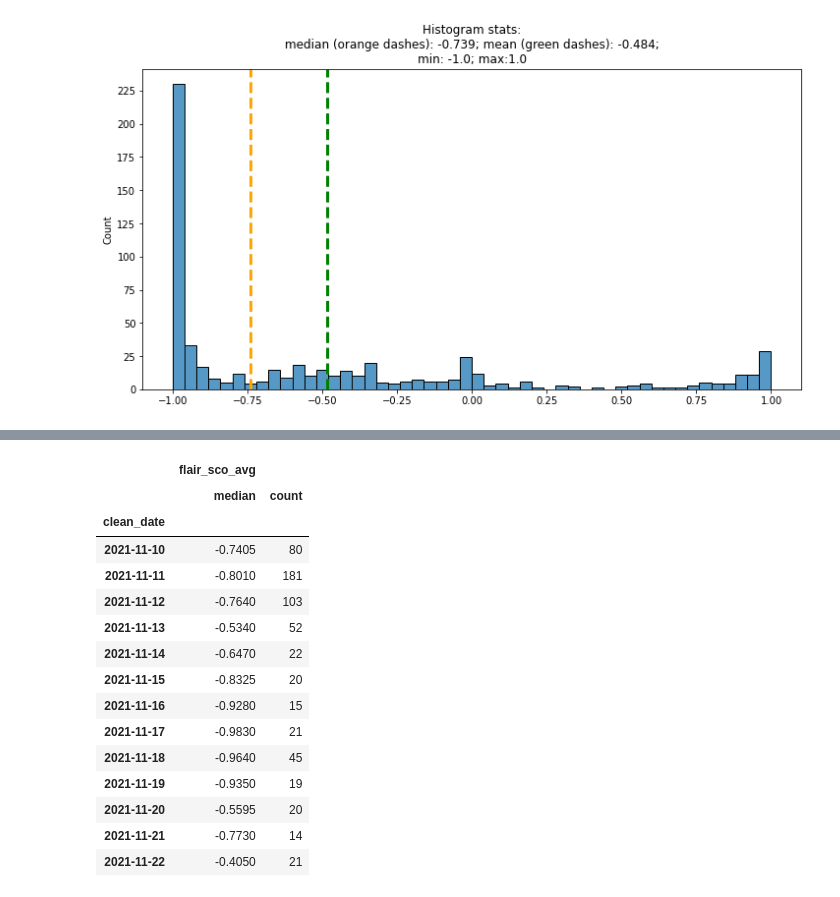
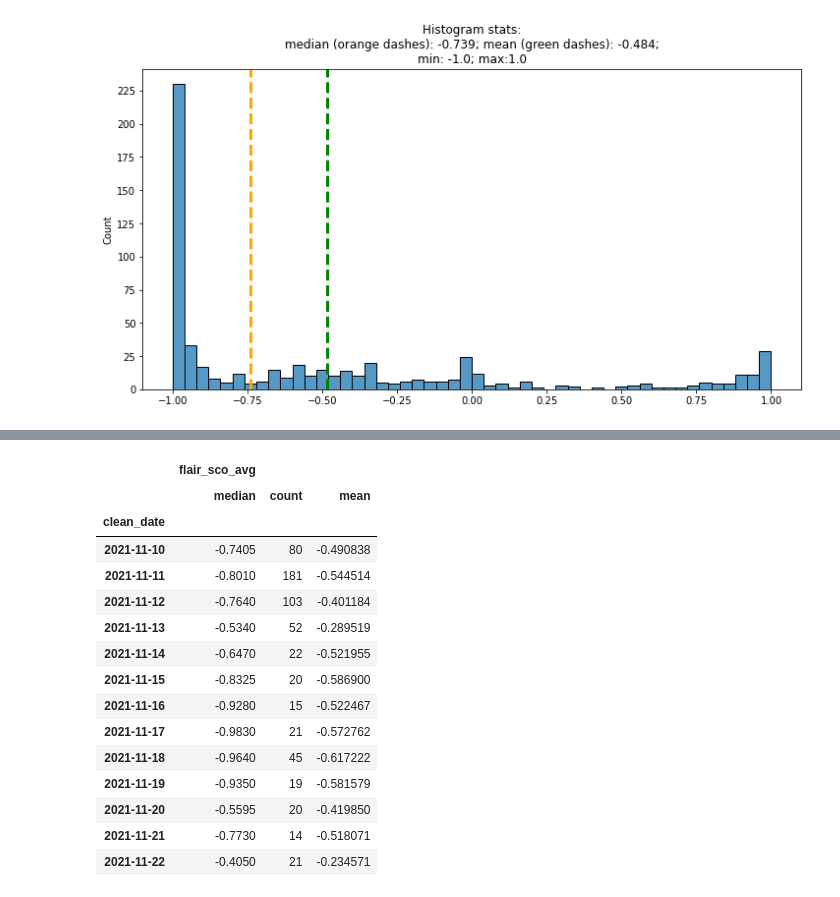
Before and after one commit to jkmackie/youtube_dislike_count_removal_sentiment, a Jupyter notebook: sentiment_for_hiding_youtube_dislikes_v2.ipynb, the cells around one changed output, grey strips where cells are left out. Saved outputs shown, nothing was run; the diff lists cells and outputs as text; code cells hidden in the pictures.

```diff
--- a/sentiment_for_hiding_youtube_dislikes_v2.ipynb
+++ b/sentiment_for_hiding_youtube_dislikes_v2.ipynb
@@ -258,20 +272,20 @@ plt.show()
 # %%
 #Daily sentiment stats.
-df.groupby(['clean_date']).agg({'flair_sco_avg':['median', 'count']})
+df.groupby(['clean_date']).agg({'flair_sco_avg':['median', 'count', 'mean']})
 # %% [output]
-|  | flair_sco_avg |  |
-|  | median | count |
-| clean_date |  |  |
-| 2021-11-10 | -0.7405 | 80 |
-| 2021-11-11 | -0.8010 | 181 |
-| 2021-11-12 | -0.7640 | 103 |
-| 2021-11-13 | -0.5340 | 52 |
-| 2021-11-14 | -0.6470 | 22 |
-| 2021-11-15 | -0.8325 | 20 |
-| 2021-11-16 | -0.9280 | 15 |
-| 2021-11-17 | -0.9830 | 21 |
-| 2021-11-18 | -0.9640 | 45 |
-| 2021-11-19 | -0.9350 | 19 |
-| 2021-11-20 | -0.5595 | 20 |
-| 2021-11-21 | -0.7730 | 14 |
-| 2021-11-22 | -0.4050 | 21 |
+|  | flair_sco_avg |  |  |
+|  | median | count | mean |
+| clean_date |  |  |  |
+| 2021-11-10 | -0.7405 | 80 | -0.490838 |
+| 2021-11-11 | -0.8010 | 181 | -0.544514 |
+| 2021-11-12 | -0.7640 | 103 | -0.401184 |
+| 2021-11-13 | -0.5340 | 52 | -0.289519 |
+| 2021-11-14 | -0.6470 | 22 | -0.521955 |
+| 2021-11-15 | -0.8325 | 20 | -0.586900 |
+| 2021-11-16 | -0.9280 | 15 | -0.522467 |
+| 2021-11-17 | -0.9830 | 21 | -0.572762 |
+| 2021-11-18 | -0.9640 | 45 | -0.617222 |
+| 2021-11-19 | -0.9350 | 19 | -0.581579 |
+| 2021-11-20 | -0.5595 | 20 | -0.419850 |
+| 2021-11-21 | -0.7730 | 14 | -0.518071 |
+| 2021-11-22 | -0.4050 | 21 | -0.234571 |
```
Also changed, not shown: parts of 5 cells of this notebook.
